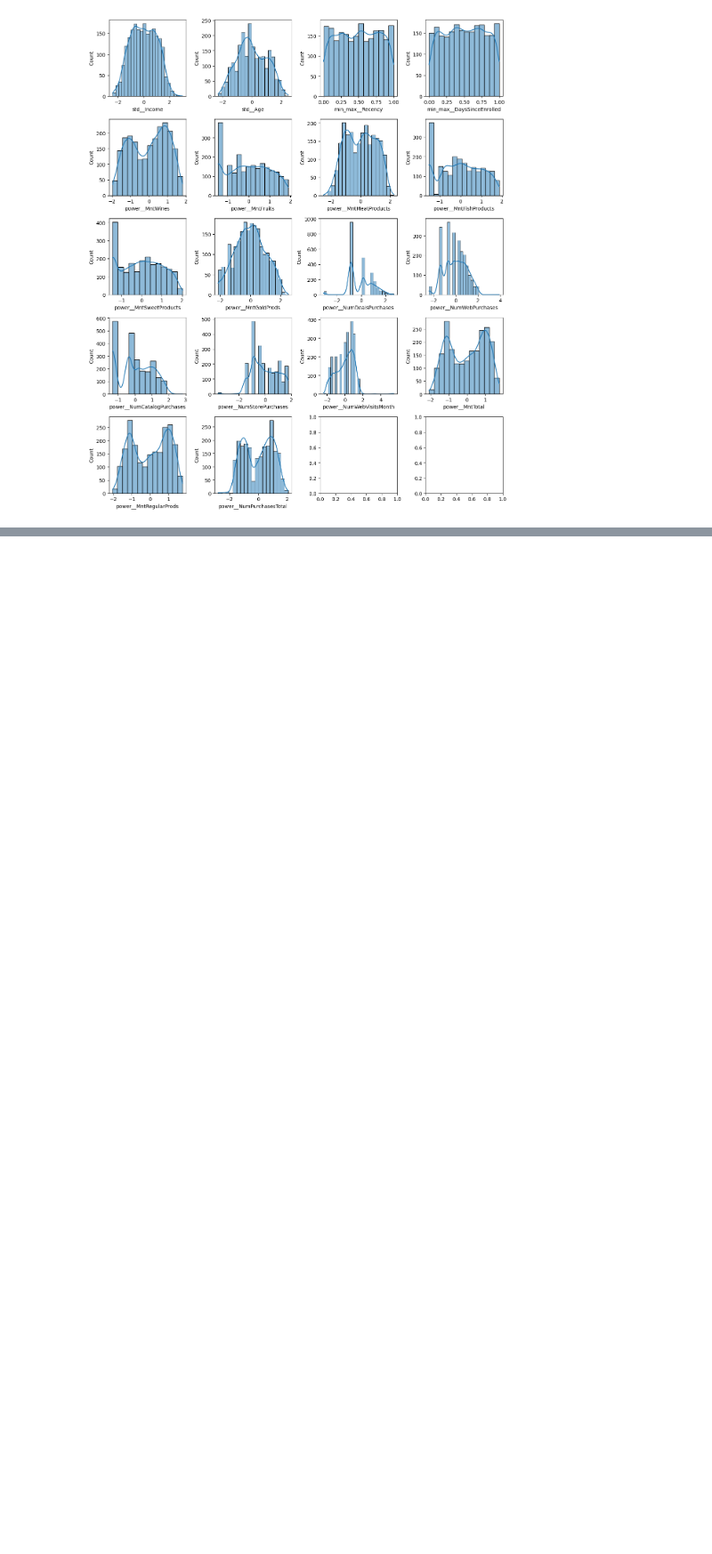
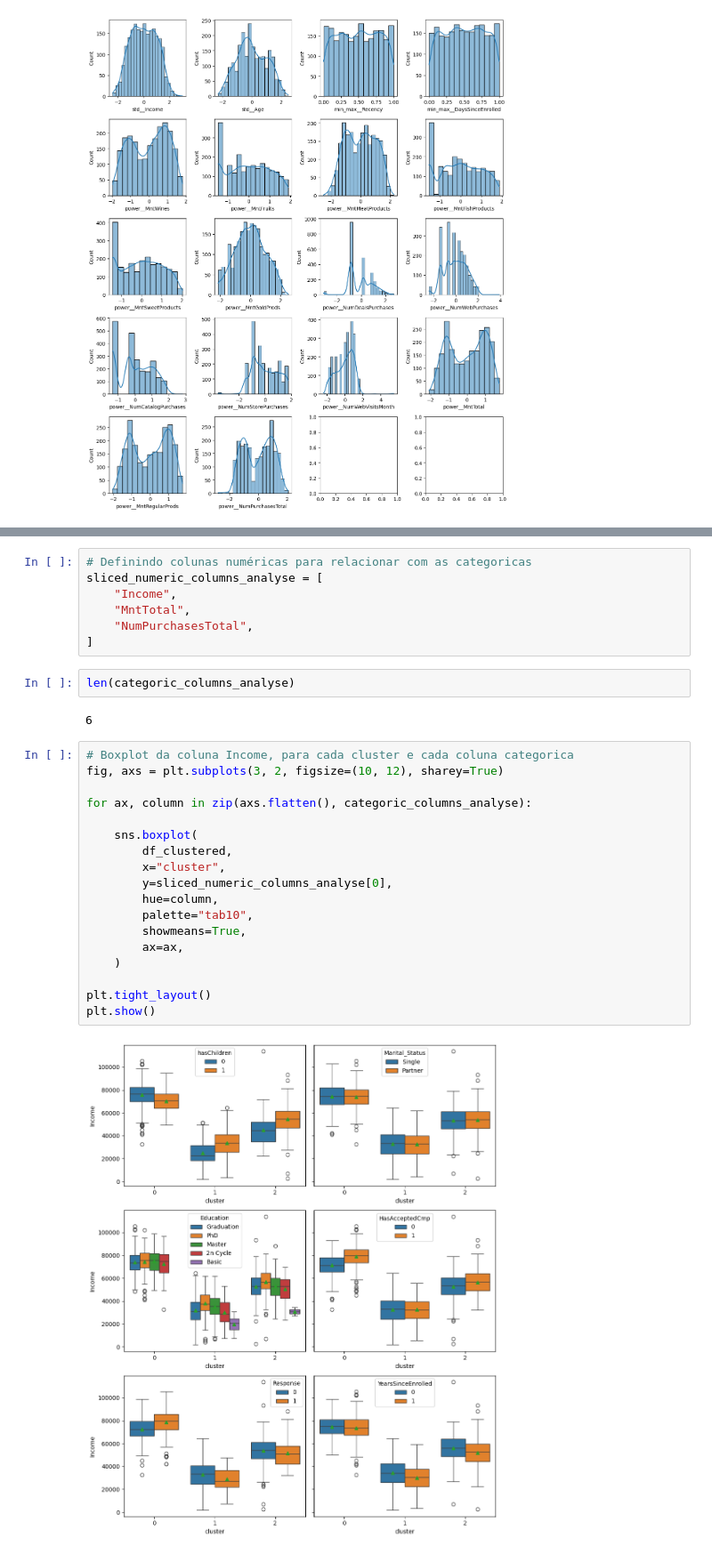
Before and after one commit to LucasGPestana/ifood_analyst, a Jupyter notebook: notebooks/04_ml_clustering.ipynb, the cells around one changed output, grey strips where cells are left out. Shown at 89% size. Cells and saved outputs as stored; diff of their text form; blank space fills up the shorter version.

```diff
--- a/notebooks/04_ml_clustering.ipynb
+++ b/notebooks/04_ml_clustering.ipynb
@@ -134,0 +257,31 @@ plt.show()
+# %%
+# Definindo colunas numéricas para relacionar com as categoricas
+sliced_numeric_columns_analyse = [
+    "Income",
+    "MntTotal",
+    "NumPurchasesTotal",
+]
+# %%
+len(categoric_columns_analyse)
+# %% [output]
+6
+# %%
+# Boxplot da coluna Income, para cada cluster e cada coluna categorica
+fig, axs = plt.subplots(3, 2, figsize=(10, 12), sharey=True)
+
+for ax, column in zip(axs.flatten(), categoric_columns_analyse):
+
+    sns.boxplot(
+        df_clustered,
+        x="cluster",
+        y=sliced_numeric_columns_analyse[0],
+        hue=column,
+        palette="tab10",
+        showmeans=True,
+        ax=ax,
+    )
+
+plt.tight_layout()
+plt.show()
+# %% [output]
+[figure, added]
```
Also changed, not shown: parts of 20 cells of this notebook.
